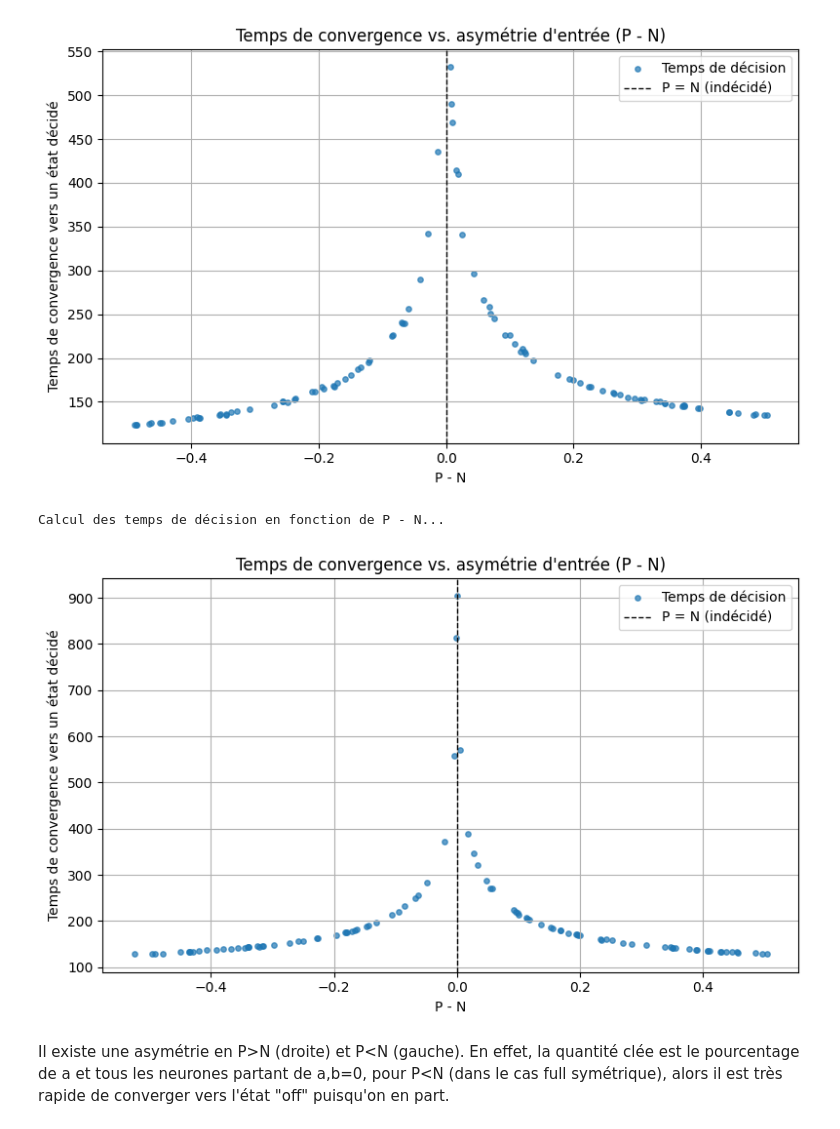
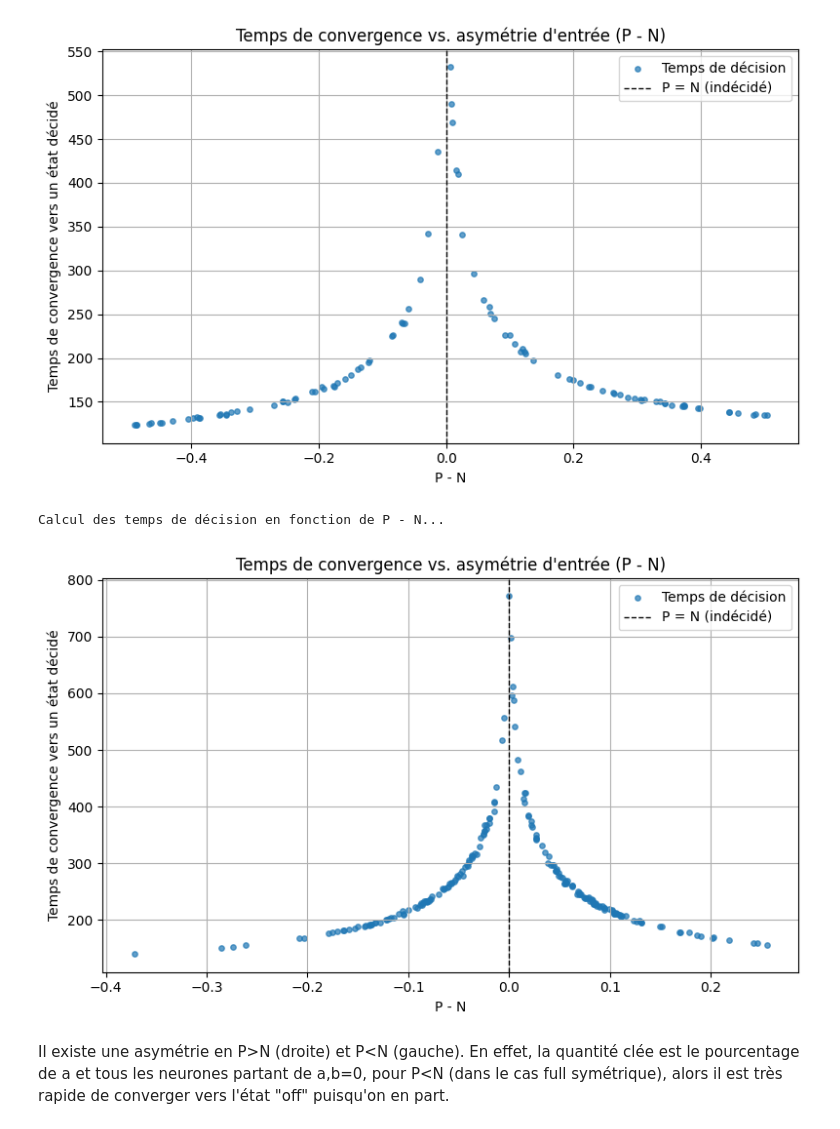
Before and after one commit to Aeronobase/Code-neural-network-with-CRNs, a Jupyter notebook: Sym Neuron-Rondelez_4_Phase_Noisy entries.ipynb, the cells around one changed output. Drawn from its saved outputs; the diff is of its cells as text; code cells hidden in the pictures.

```diff
--- a/Sym Neuron-Rondelez_4_Phase_Noisy entries.ipynb
+++ b/Sym Neuron-Rondelez_4_Phase_Noisy entries.ipynb
@@ -288,33 +288,34 @@ tf = 1000
 t_eval = np.linspace(0, tf, 3000)
 dt = t_eval[1] - t_eval[0]
 
-P_center = 1.0
-N_center = 1.0
-delta_range = np.linspace(-0.5, 0.5, 100)  # balayage autour de P ≈ N
+# --- Balayage gaussien autour de P = N ---
+P_center, N_center = 1.0, 1.0
+num_samples = 200
+delta_range = np.random.normal(loc=0.0, scale=0.1, size=num_samples)
+
 noise_sigma = 0.02  # bruit sur les inputs
 
 # --- Seuils de décision ---
 tol_stationary = 1e-4
 tol_difference = 1e-2
-M = 10  # M points consécutifs stables
+M = 10
 
 # --- Stockage ---
 delta_PN_list = []
 decision_times = []
 
 print("Calcul des temps de décision en fonction de P - N...")
-
 for delta in tqdm(delta_range):
-    # P et N centrés autour de la diagonale
+    # Définir P et N autour de P_center = N_center
     P = P_center + delta / 2
     N = N_center - delta / 2
 
-    # Ajout de bruit
+    # Ajouter du bruit
     P_noisy = max(P + np.random.normal(scale=noise_sigma), 0)
     N_noisy = max(N + np.random.normal(scale=noise_sigma), 0)
     delta_PN = P_noisy - N_noisy
 
-    # Simulation
+    # Simulation dynamique
     sol = solve_ivp(system, (0, tf), [1e-6, 1e-6],
                     args=(P_noisy, N_noisy),
                     t_eval=t_eval, method="RK45", rtol=1e-8, atol=1e-10)
@@ -327,37 +328,37 @@ for delta in tqdm(delta_range):
     db = np.diff(b) / dt
     diff_ab = np.abs(a - b)
 
-    # Recherche d’un état stationnaire décidé
+    # Recherche d'un état décidé stationnaire
     t_decided = np.inf
     for i in range(len(da) - M):
         if (np.all(np.abs(da[i:i+M]) < tol_stationary) and
             np.all(np.abs(db[i:i+M]) < tol_stationary) and
             np.all(diff_ab[i:i+M] > tol_difference)):
             t_decided = t[i]
             break
 
     delta_PN_list.append(delta_PN)
     decision_times.append(t_decided)
 
 # --- Conversion ---
 delta_PN_arr = np.array(delta_PN_list)
 decision_times_arr = np.array(decision_times)
 
-# --- Affichage ---
+# --- Affichage brut ---
 plt.figure(figsize=(8, 5))
 mask = np.isfinite(decision_times_arr)
 plt.scatter(delta_PN_arr[mask], decision_times_arr[mask], s=15, alpha=0.7, label="Temps de décision")
 plt.axvline(0, color='k', linestyle='--', lw=1, label="P = N (indécidé)")
 plt.xlabel("P - N")
 plt.ylabel("Temps de convergence vers un état décidé")
 plt.title("Temps de convergence vs. asymétrie d'entrée (P - N)")
 plt.legend()
 plt.grid(True)
 plt.tight_layout()
 plt.show()
 # %% [output]
 Calcul des temps de décision en fonction de P - N...
-[figure, old version]
+[figure, new version]
 # %% [markdown]
 Il existe une asymétrie en P>N (droite) et P<N (gauche). En effet, la quantité clée est le pourcentage de a et tous les neurones partant de a,b=0, pour P<N (dans le cas full symétrique), alors il est très rapide de converger vers l'état "off" puisqu'on en part.
 # %%
```
Also changed, not shown: parts of 1 cell of this notebook, 1 other file.
